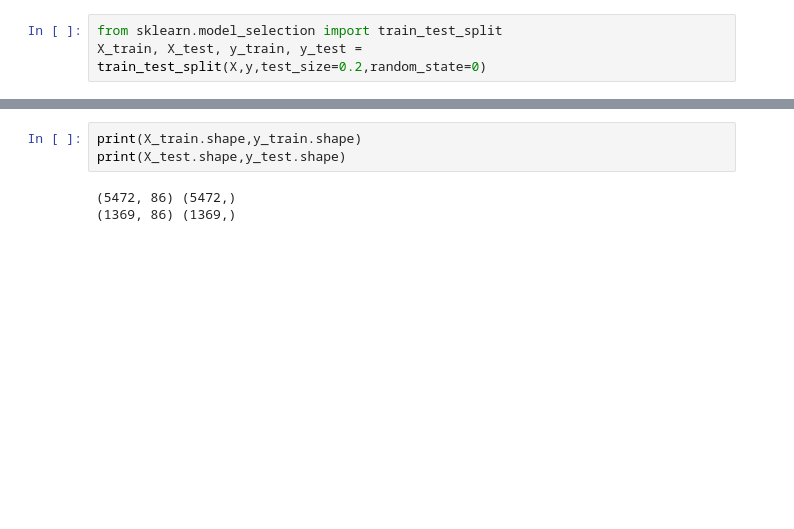
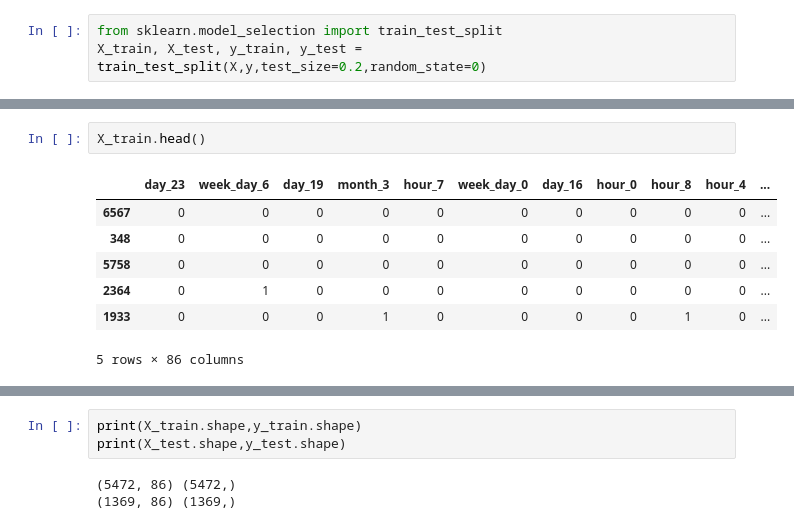
Before and after one commit to chandrakar-shubham/Bike-Sharing-Demand-Prediction--ML-regression-Project, a Jupyter notebook: Bike_Sharing_Demand_Prediction_Capstone_Project.ipynb, the cells around one changed output, grey strips where cells are left out. Cells and saved outputs as stored; diff of their text form; blank space fills up the shorter version.

```diff
--- a/Bike_Sharing_Demand_Prediction_Capstone_Project.ipynb
+++ b/Bike_Sharing_Demand_Prediction_Capstone_Project.ipynb
@@ -1241,2 +1418,12 @@ Data columns (total 86 columns):
 dtypes: float64(2), int64(2), uint8(82)
 memory usage: 651.9 KB
+# %%
+X_train.head()
+# %% [output]
+|  | day_23 | week_day_6 | day_19 | month_3 | hour_7 | week_day_0 | day_16 | hour_0 | hour_8 | hour_4 | ... |
+| 6567 | 0 | 0 | 0 | 0 | 0 | 0 | 0 | 0 | 0 | 0 | ... |
+| 348 | 0 | 0 | 0 | 0 | 0 | 0 | 0 | 0 | 0 | 0 | ... |
+| 5758 | 0 | 0 | 0 | 0 | 0 | 0 | 0 | 0 | 0 | 0 | ... |
+| 2364 | 0 | 1 | 0 | 0 | 0 | 0 | 0 | 0 | 0 | 0 | ... |
+| 1933 | 0 | 0 | 0 | 1 | 0 | 0 | 0 | 0 | 1 | 0 | ... |
+5 rows × 86 columns
```
Also changed, not shown: parts of 77 cells of this notebook.
